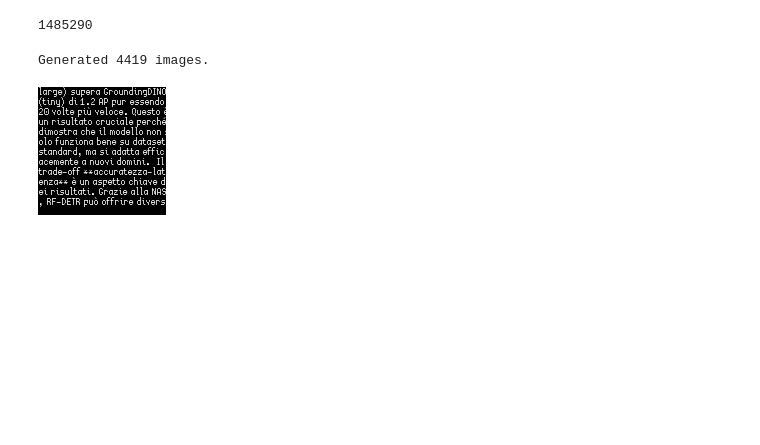
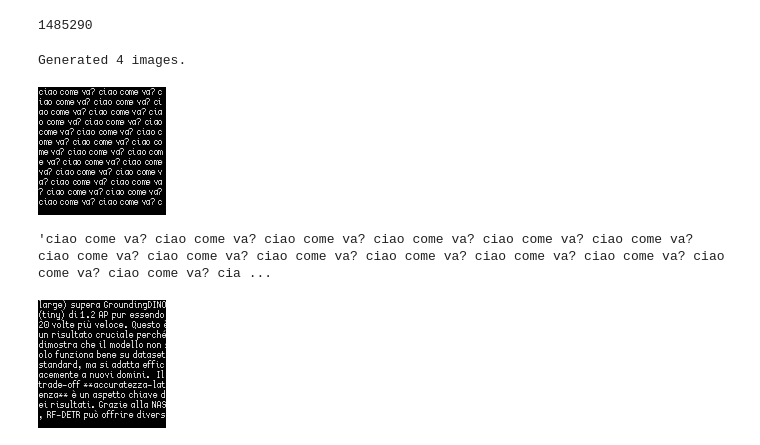
Before and after one commit to masc-it/gradientlab, a Jupyter notebook: notebooks/experiments/exp20251227_imagetextzip/textimage.ipynb, the cells around one changed output. Drawn from its saved outputs; the diff is of its cells as text; code cells hidden in the pictures; blank space fills up the shorter version.

```diff
--- a/notebooks/experiments/exp20251227_imagetextzip/textimage.ipynb
+++ b/notebooks/experiments/exp20251227_imagetextzip/textimage.ipynb
@@ -267,11 +19,14 @@ len(long_text)
 # %% [output]
 1485290
 # %%
+from gradientlab.experiments.exp20251227_imagetextzip.datagen import ImageTextGen
 
+
+long_text = "ciao come va? " * 100
 
 gen = ImageTextGen(
     canvas_size=(128, 128),
-    font_path="/Users/mascit/Downloads/CozetteVector.ttf", #"/Users/mascit/Downloads/unifont-17.0.03.otf", #"/Users/mascit/Downloads/CozetteVector.ttf", #"/Users/mascit/Downloads/04b_03/04B_03__.TTF",
+    font_path="/home/mascit/Downloads/CozetteVector.ttf", #"/Users/mascit/Downloads/CozetteVector.ttf", #"/Users/mascit/Downloads/unifont-17.0.03.otf", #"/Users/mascit/Downloads/CozetteVector.ttf", #"/Users/mascit/Downloads/04b_03/04B_03__.TTF",
     font_size=10,
     custom_space_width=3
 )
@@ -280,7 +35,15 @@ result_images = gen.render(long_text)
 
 print(f"Generated {len(result_images)} images.")
 # %% [output]
-Generated 4419 images.
+Generated 4 images.
+# %%
+result_images[0][0]
+# %% [output]
+[figure, added]
+# %%
+result_images[0][1]
+# %% [output]
+'ciao come va? ciao come va? ciao come va? ciao come va? ciao come va? ciao come va? ciao come va? ciao come va? ciao come va? ciao come va? ciao come va? ciao come va? ciao come va? ciao come va? cia ...
 # %%
 out_dir = Path("/Volumes/Lexar/datasets/textimgzip")
 out_dir.mkdir(parents=True, exist_ok=True)
```
Also changed, not shown: parts of 3 cells of this notebook, 6 other files.
